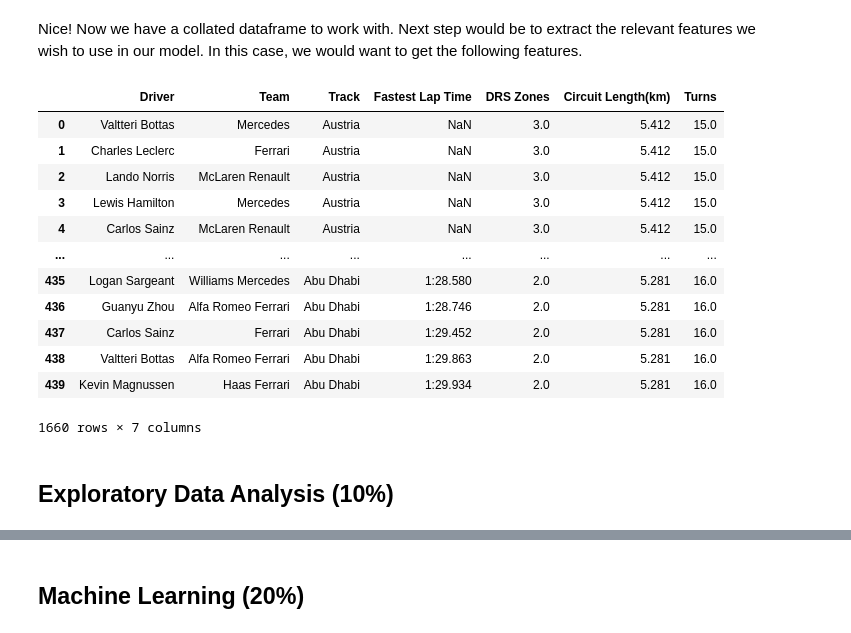
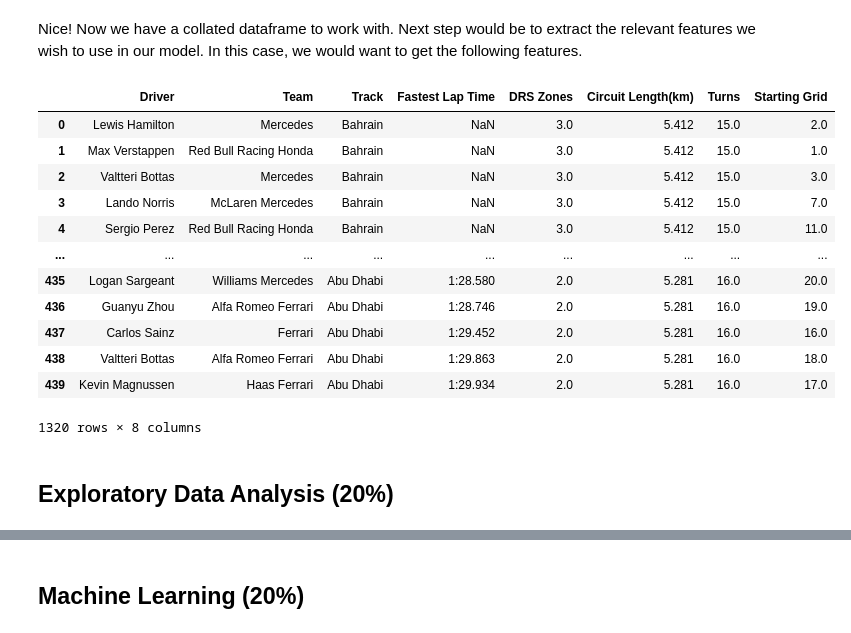
Before and after one commit to seahsongli/SC1015_Mini_Project, a Jupyter notebook: Predicting_F1_Qualifiers.ipynb, the cells around one changed output, grey strips where cells are left out. Cells and saved outputs as stored; diff of their text form; code cells hidden in the pictures.

Commit message:
Add exploratory data analysis.

```diff
--- a/Predicting_F1_Qualifiers.ipynb
+++ b/Predicting_F1_Qualifiers.ipynb
@@ -116,22 +118,22 @@ raceResults_df
 # %% [markdown]
 Nice! Now we have a collated dataframe to work with. Next step would be to extract the relevant features we wish to use in our model. In this case, we would want to get the following features.
 # %%
-features = ['Driver', 'Team', 'Track', 'Fastest Lap Time', 'DRS Zones', 'Circuit Length(km)', 'Turns']
+features = ['Driver', 'Team', 'Track', 'Fastest Lap Time', 'DRS Zones', 'Circuit Length(km)', 'Turns', 'Starting Grid']
 cleaned_df = raceResults_df[features]
 cleaned_df
 # %% [output]
-|  | Driver | Team | Track | Fastest Lap Time | DRS Zones | Circuit Length(km) | Turns |
-| 0 | Valtteri Bottas | Mercedes | Austria | NaN | 3.0 | 5.412 | 15.0 |
-| 1 | Charles Leclerc | Ferrari | Austria | NaN | 3.0 | 5.412 | 15.0 |
-| 2 | Lando Norris | McLaren Renault | Austria | NaN | 3.0 | 5.412 | 15.0 |
-| 3 | Lewis Hamilton | Mercedes | Austria | NaN | 3.0 | 5.412 | 15.0 |
-| 4 | Carlos Sainz | McLaren Renault | Austria | NaN | 3.0 | 5.412 | 15.0 |
-| ... | ... | ... | ... | ... | ... | ... | ... |
-| 435 | Logan Sargeant | Williams Mercedes | Abu Dhabi | 1:28.580 | 2.0 | 5.281 | 16.0 |
-| 436 | Guanyu Zhou | Alfa Romeo Ferrari | Abu Dhabi | 1:28.746 | 2.0 | 5.281 | 16.0 |
-| 437 | Carlos Sainz | Ferrari | Abu Dhabi | 1:29.452 | 2.0 | 5.281 | 16.0 |
-| 438 | Valtteri Bottas | Alfa Romeo Ferrari | Abu Dhabi | 1:29.863 | 2.0 | 5.281 | 16.0 |
-| 439 | Kevin Magnussen | Haas Ferrari | Abu Dhabi | 1:29.934 | 2.0 | 5.281 | 16.0 |
+|  | Driver | Team | Track | Fastest Lap Time | DRS Zones | Circuit Length(km) | Turns | Starting Grid |
+| 0 | Lewis Hamilton | Mercedes | Bahrain | NaN | 3.0 | 5.412 | 15.0 | 2.0 |
+| 1 | Max Verstappen | Red Bull Racing Honda | Bahrain | NaN | 3.0 | 5.412 | 15.0 | 1.0 |
+| 2 | Valtteri Bottas | Mercedes | Bahrain | NaN | 3.0 | 5.412 | 15.0 | 3.0 |
+| 3 | Lando Norris | McLaren Mercedes | Bahrain | NaN | 3.0 | 5.412 | 15.0 | 7.0 |
+| 4 | Sergio Perez | Red Bull Racing Honda | Bahrain | NaN | 3.0 | 5.412 | 15.0 | 11.0 |
+| ... | ... | ... | ... | ... | ... | ... | ... | ... |
+| 435 | Logan Sargeant | Williams Mercedes | Abu Dhabi | 1:28.580 | 2.0 | 5.281 | 16.0 | 20.0 |
+| 436 | Guanyu Zhou | Alfa Romeo Ferrari | Abu Dhabi | 1:28.746 | 2.0 | 5.281 | 16.0 | 19.0 |
+| 437 | Carlos Sainz | Ferrari | Abu Dhabi | 1:29.452 | 2.0 | 5.281 | 16.0 | 16.0 |
+| 438 | Valtteri Bottas | Alfa Romeo Ferrari | Abu Dhabi | 1:29.863 | 2.0 | 5.281 | 16.0 | 18.0 |
+| 439 | Kevin Magnussen | Haas Ferrari | Abu Dhabi | 1:29.934 | 2.0 | 5.281 | 16.0 | 17.0 |
-1660 rows × 7 columns
+1320 rows × 8 columns
 # %% [markdown]
-## Exploratory Data Analysis (10%)
+## Exploratory Data Analysis (20%)
```
Also changed, not shown: parts of 13 cells of this notebook, 1 other file.
